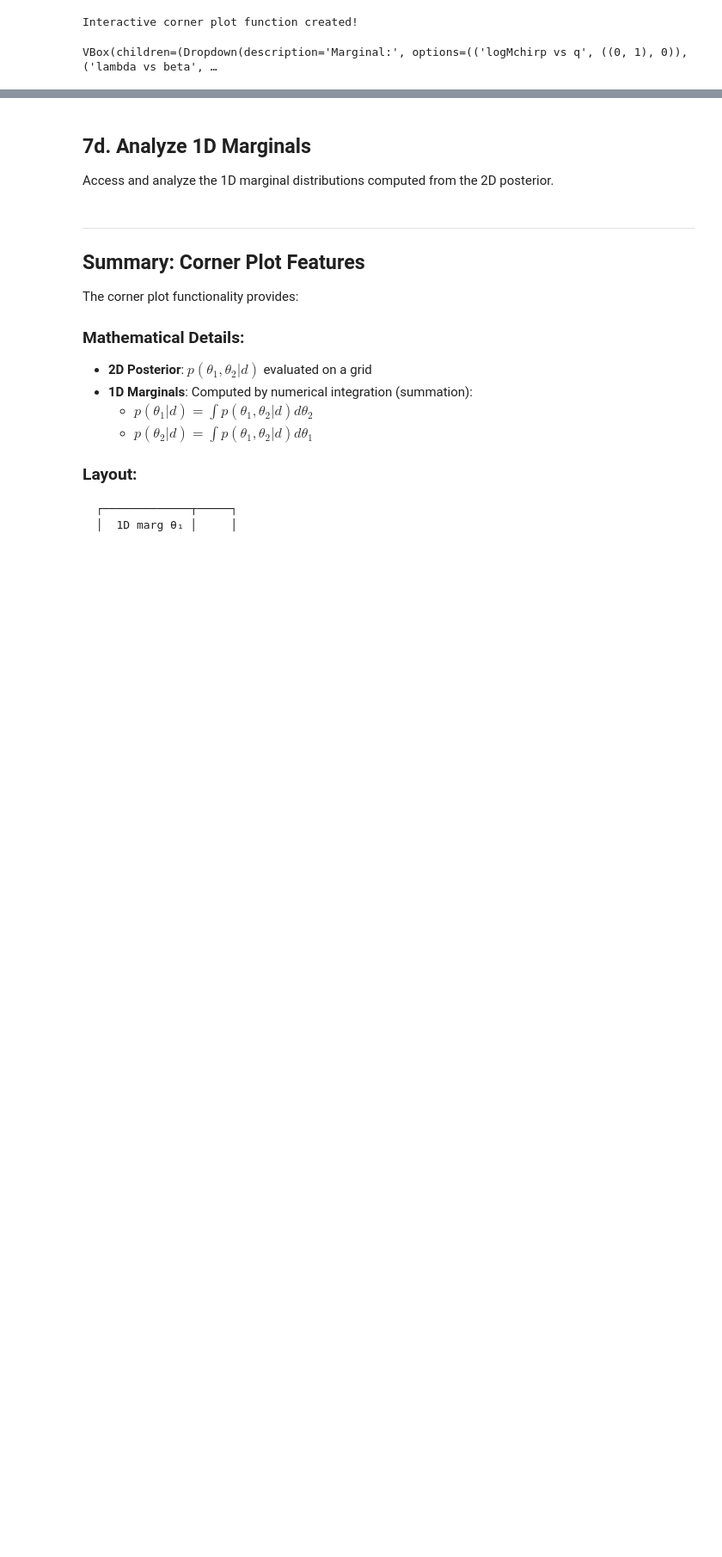
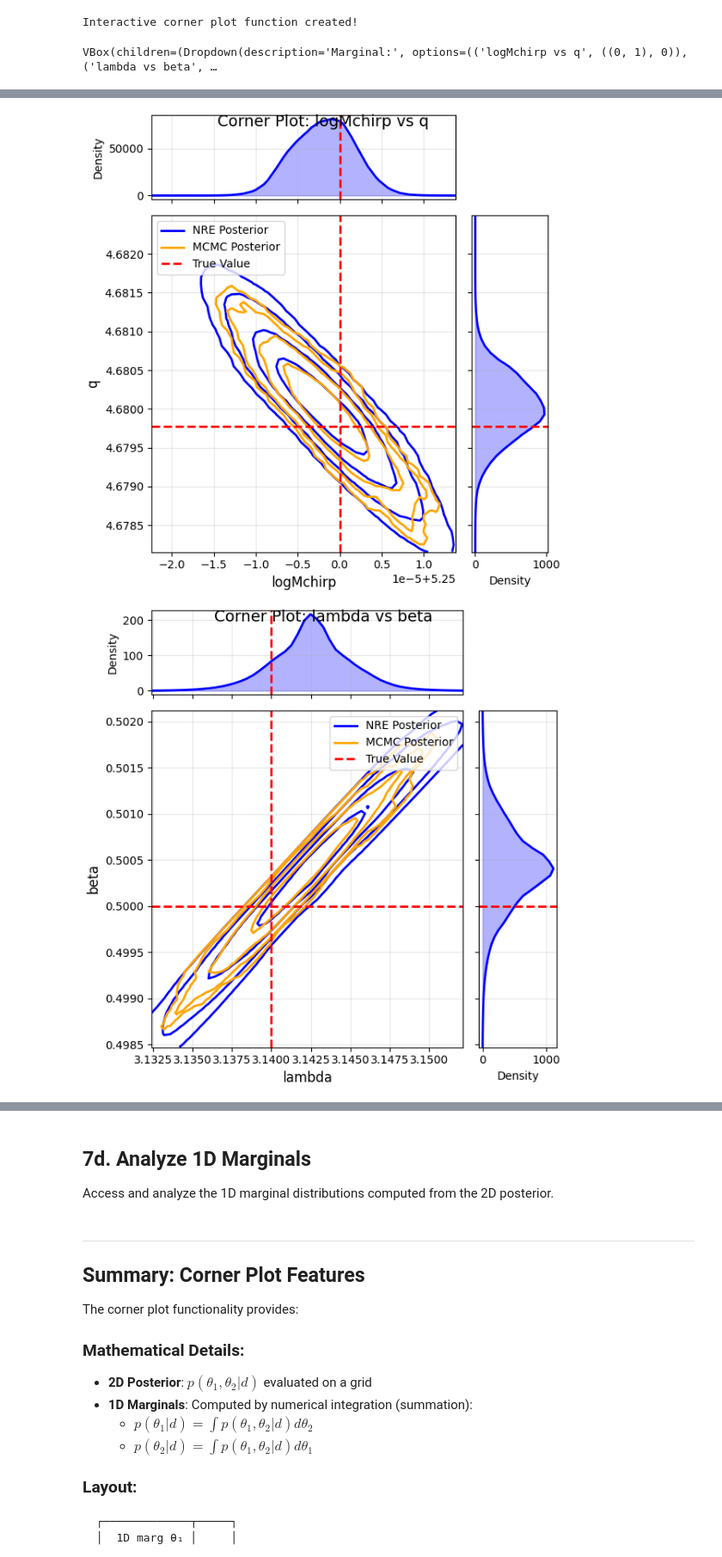
Before and after one commit to g-puleo/pembhb, a Jupyter notebook: interactive_posterior_visualization.ipynb, the cells around one changed output, grey strips where cells are left out. Shown at 86% size. Saved outputs shown, nothing was run; the diff lists cells and outputs as text; code cells hidden in the pictures; blank space fills up the shorter version.

```diff
--- a/interactive_posterior_visualization.ipynb
+++ b/interactive_posterior_visualization.ipynb
@@ -726,7 +836,12 @@ Create an interactive corner plot with controls similar to the 2D plot widget.
 # %%
-def create_interactive_corner_plot():
+def create_interactive_corner_plot(results_mcmc=None):
     """
     Create an interactive corner plot with widgets to control grid resolution and parameter selection.
+
+    Parameters:
+    -----------
+    results_mcmc : pd.DataFrame, optional
+        DataFrame with MCMC samples (columns = parameter names from _ORDERED_PRIOR_KEYS)
     """
     # Output widget to hold the plot
     output = Output()
@@ -857,7 +972,8 @@ def create_interactive_corner_plot():
                 bounds_0=bounds_0,
                 bounds_1=bounds_1,
                 figsize=(6, 6),
-                show_diagnostics=show_diagnostics.value
+                show_diagnostics=show_diagnostics.value,
+                results_mcmc=results_mcmc
             )
 
             # Store results for later inspection
@@ -870,7 +986,7 @@ def create_interactive_corner_plot():
             corner_results['bounds_0'] = bounds_0
             corner_results['bounds_1'] = bounds_1
 
-            plt.show()
+            # Figure automatically displays in the Output widget, no need for plt.show()
 
     # Connect observers
     marginal_dropdown.observe(update_bounds_inputs, names='value')
@@ -908,7 +1024,17 @@ print("Interactive corner plot function created!")
 Interactive corner plot function created!
 # %%
 # Launch the interactive corner plot visualization
-corner_results = create_interactive_corner_plot()
+# If you have a results_mcmc DataFrame with MCMC samples, pass it here:
+# corner_results = create_interactive_corner_plot(results_mcmc=results_mcmc)
+# Otherwise, run without MCMC comparison:
+filename = "/u/g/gpuleo/pembhb/mc_results/bbhx_event_0_bilbymcmc_resume.pickle"
+import pickle
+with open(filename, 'rb') as f:
+    resume_data = pickle.load(f)
+results_mcmc = resume_data.samples
+corner_results = create_interactive_corner_plot(results_mcmc=results_mcmc if 'results_mcmc' in globals() else None)
 # %% [output]
 VBox(children=(Dropdown(description='Marginal:', options=(('logMchirp vs q', ((0, 1), 0)), ('lambda vs beta', …
 [interactive output not drawn]
+[figure, added]
+[figure, added]
```
Also changed, not shown: parts of 7 cells of this notebook, 4 other files.
